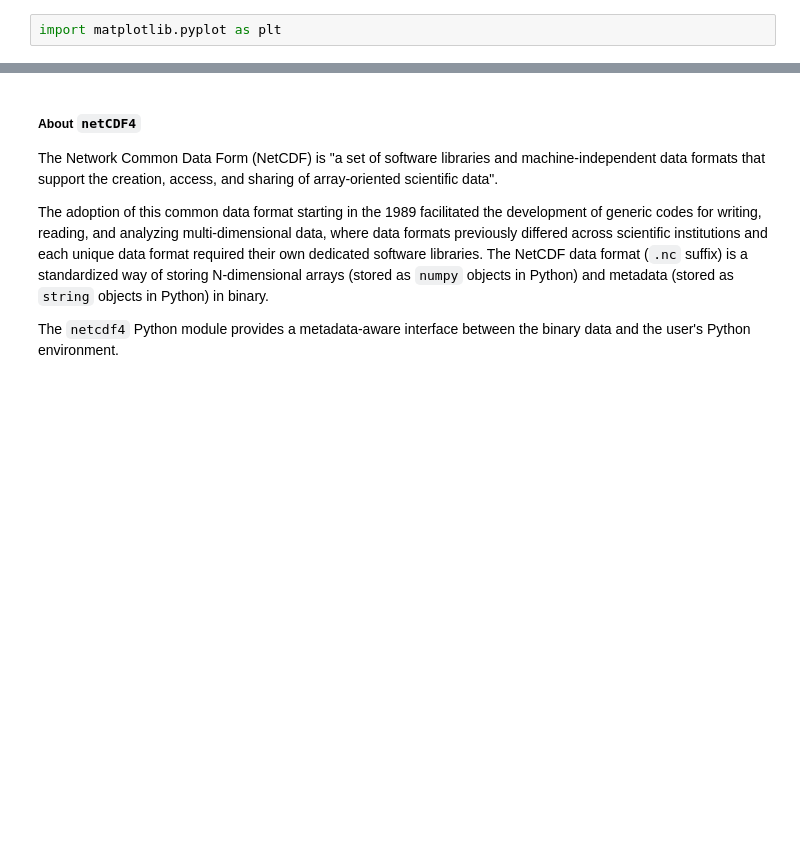
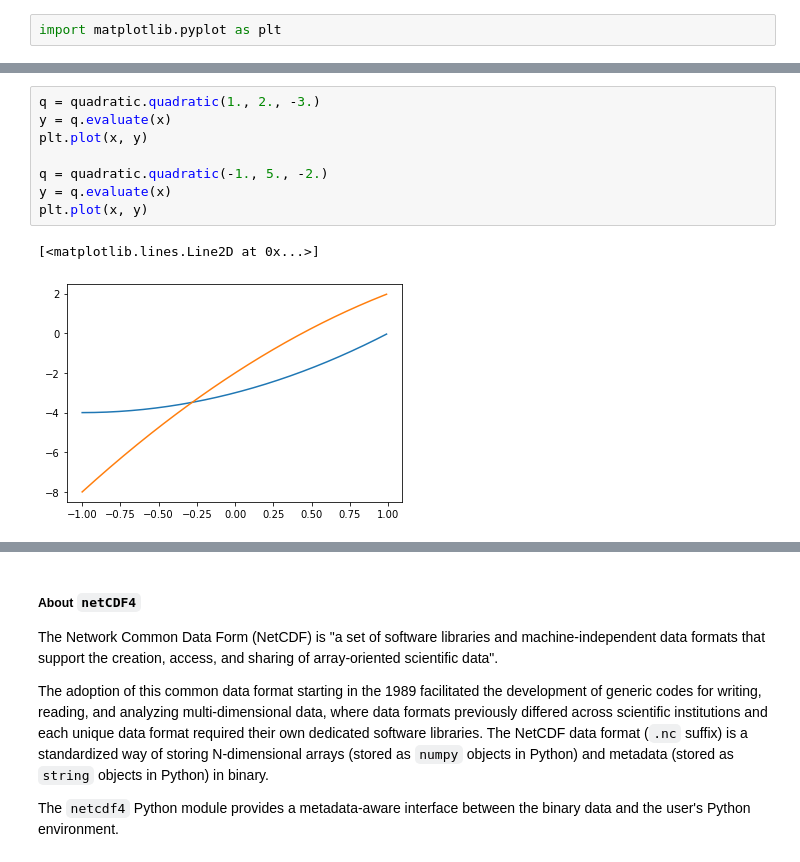
Before and after one commit to PraCTES/MIT-PraCTES, a Jupyter notebook: demos/Lecture02_Objects_and_data_analysis/Lecture02_python_objects_and_data_analysis.ipynb, the cells around one changed output, grey strips where cells are left out. Saved outputs shown, nothing was run; the diff lists cells and outputs as text; blank space fills up the shorter version.

```diff
--- a/demos/Lecture02_Objects_and_data_analysis/Lecture02_python_objects_and_data_analysis.ipynb
+++ b/demos/Lecture02_Objects_and_data_analysis/Lecture02_python_objects_and_data_analysis.ipynb
@@ -356,0 +473,11 @@ import matplotlib.pyplot as plt
+# %%
+q = quadratic.quadratic(1., 2., -3.)
+y = q.evaluate(x)
+plt.plot(x, y)
+
+q = quadratic.quadratic(-1., 5., -2.)
+y = q.evaluate(x)
+plt.plot(x, y)
+# %% [output]
+[<matplotlib.lines.Line2D at 0x...>]
+[figure, added]
```
Also changed, not shown: parts of 62 cells of this notebook, 5 other files.
